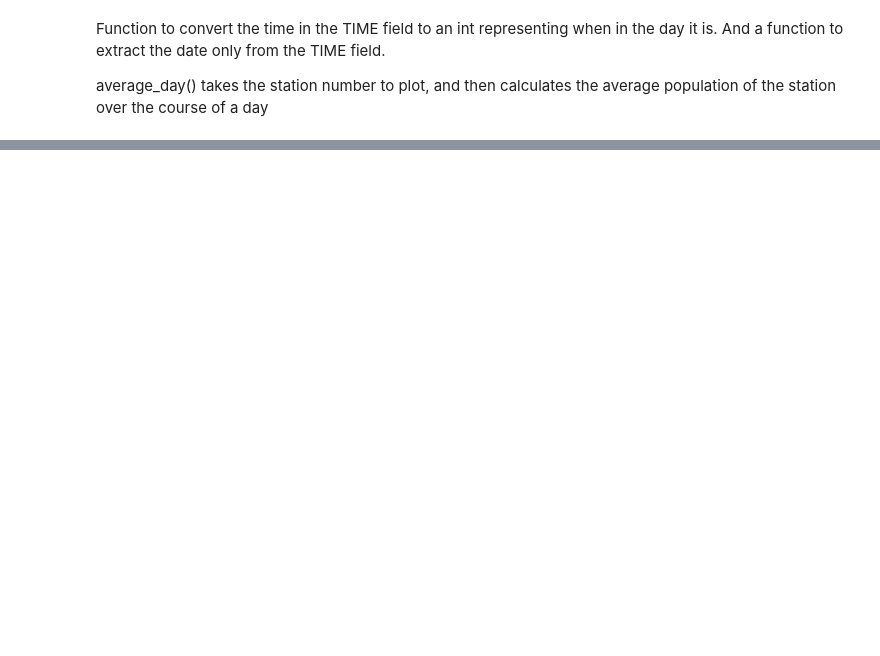
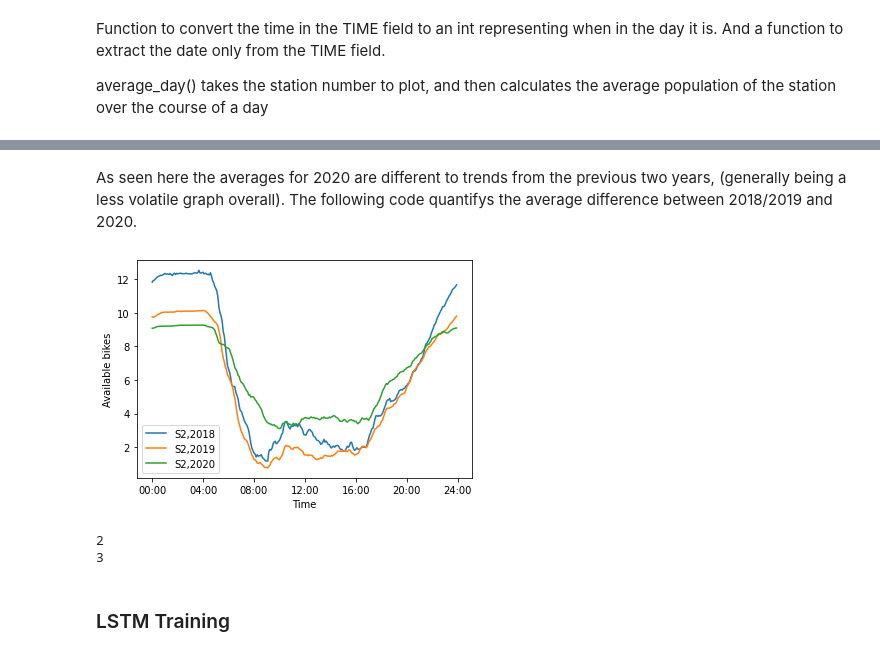
Before and after one commit to t1goe/FYP-bss-rebalancing, a Jupyter notebook: notebook.ipynb, the cells around one changed output, grey strips where cells are left out. Drawn from its saved outputs; the diff is of its cells as text; code cells hidden in the pictures; blank space fills up the shorter version.

```diff
--- a/notebook.ipynb
+++ b/notebook.ipynb
@@ -118,0 +176,76 @@ NameError: name 'times' is not defined
+# %% [markdown]
+As seen here the averages for 2020 are different to trends from the previous two years, (generally being a less volatile graph overall). The following code quantifys the average difference between 2018/2019 and 2020.
+# %%
+plot_average_day(2, 2018)
+plot_average_day(2, 2019)
+plot_average_day(2, 2020)
+
+show_average_day_plot()
+# %% [output]
+[figure, added]
+# %%
+def average_dif_2020(station):
+    """
+    Plots the average difference of a station over time between pandemic
+    and non-pandemic times
+    """
+    filename = './datasets/bss/dublin/reorg/station_' + str(station) + '.csv'
+
+    if not os.path.exists(filename):
+        print("Station file " + str(station) + " does not exist")
+        return 0
+
+    dataset = pandas.read_csv(filename, usecols=['TIME', 'AVAILABLE BIKES'])
+    dataset['INT_TIME'] = dataset['TIME'].apply(lambda x: convert_time(x))
+    dataset['DATE'] = dataset['TIME'].apply(lambda x: extract_date(x))
+    dataset['YEAR'] = dataset['TIME'].apply(lambda x: extract_year(x))
+
+    # Calculating average pop at all times during the day
+
+    time_total = {}
+    time_count = {}
+
+    times = dataset['INT_TIME'].unique()
+    times.sort()
+
+    # fill dict
+    for time in times:
+        time_total[time] = 0
+        time_count[time] = 0
+
+    dataset2020 = dataset.loc[dataset['YEAR'] == str(2020)]
+
+    for i, row in dataset2020.iterrows():
+        time_total[row['INT_TIME']] = time_total[row['INT_TIME']] + row['AVAILABLE BIKES']
+        time_count[row['INT_TIME']] = time_count[row['INT_TIME']] + 1
+
+    averages_2020 = [x / y for x, y in zip(time_total.values(), time_count.values())]
+
+    for time in times:
+        time_total[time] = 0
+        time_count[time] = 0
+
+    dataset_norm = dataset.loc[dataset['YEAR'] != str(2020)]
+
+    for i, row in dataset_norm.iterrows():
+        time_total[row['INT_TIME']] = time_total[row['INT_TIME']] + row['AVAILABLE BIKES']
+        time_count[row['INT_TIME']] = time_count[row['INT_TIME']] + 1
+
+    averages_norm = [x / y for x, y in zip(time_total.values(), time_count.values())]
+
+    differences = [x - y for x, y in zip(averages_2020, averages_norm)]
+
+    differences = [abs(x) for x in differences]
+
+    return sum(differences)/len(differences)
+
+averages = []
+
+stations = range(2, 20)
+
+for station in stations:
+    print(station)
+    averages.append(average_dif_2020(station))
+# %% [output]
+2
+3
@@ -118,0 +266,2 @@ NameError: name 'times' is not defined
+# %% [markdown]
+### LSTM Training
```
Also changed, not shown: parts of 14 cells of this notebook.
